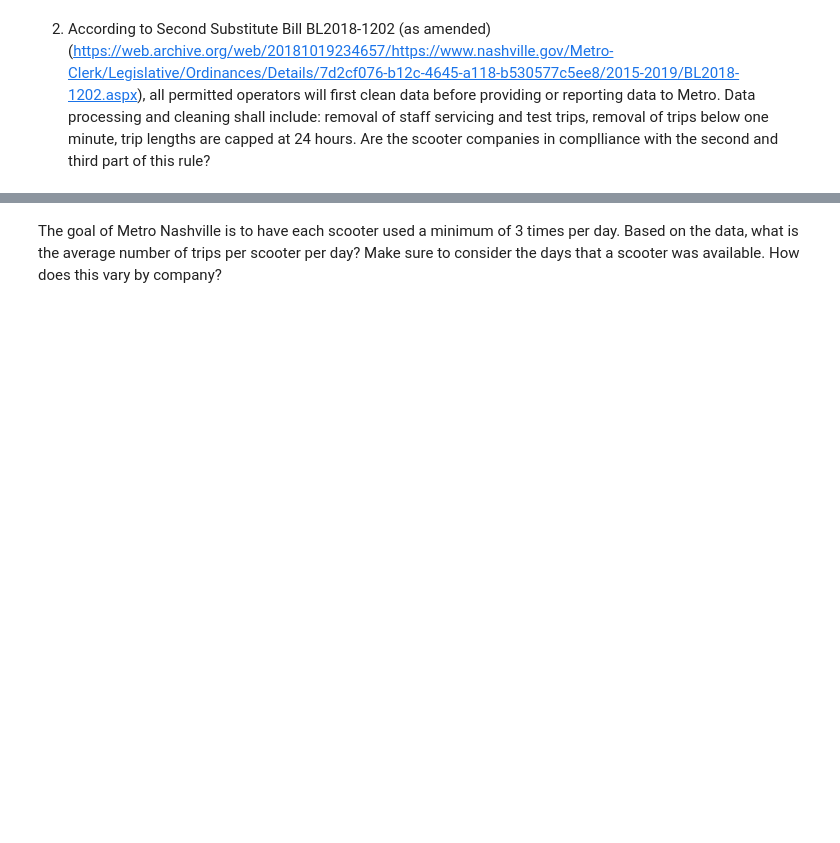
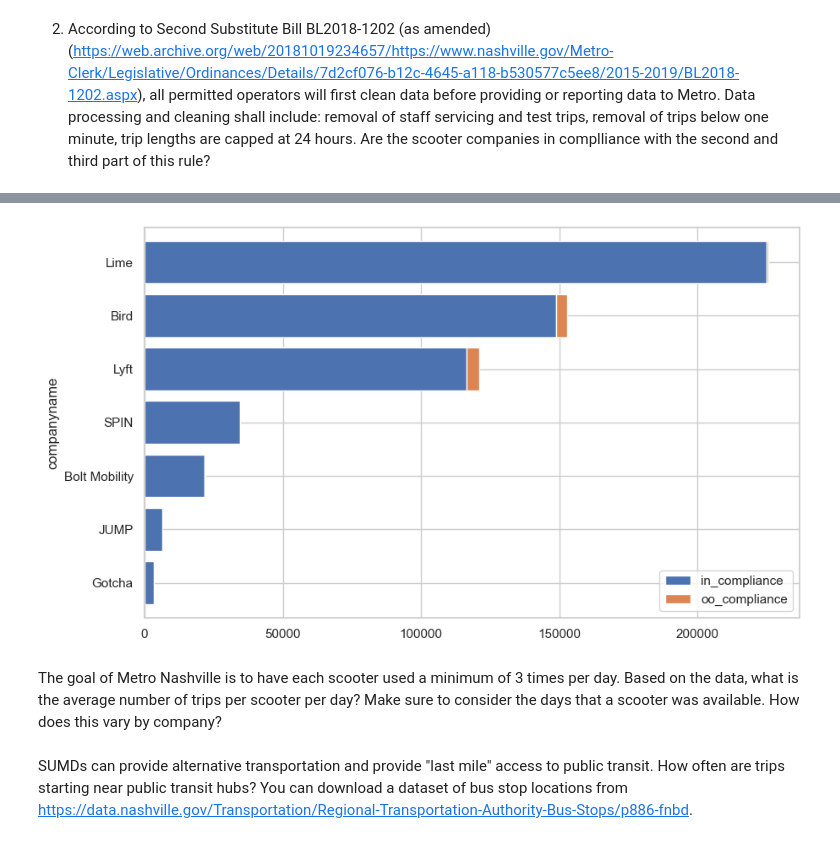
Before and after one commit to elisianguyen/nashville_scooters, a Jupyter notebook: notebooks/scooters_project.ipynb, the cells around one changed output, grey strips where cells are left out. Saved outputs shown, nothing was run; the diff lists cells and outputs as text; code cells hidden in the pictures; blank space fills up the shorter version.

```diff
--- a/notebooks/scooters_project.ipynb
+++ b/notebooks/scooters_project.ipynb
@@ -406,17 +406,3 @@ plt.show();
 [figure]
 # %% [markdown]
 2. According to Second Substitute Bill BL2018-1202 (as amended) (https://web.archive.org/web/20181019234657/https://www.nashville.gov/Metro-Clerk/Legislative/Ordinances/Details/7d2cf076-b12c-4645-a118-b530577c5ee8/2015-2019/BL2018-1202.aspx), all permitted operators will first clean data before providing or reporting data to Metro. Data processing and cleaning shall include: removal of staff servicing and test trips, removal of trips below one minute, trip lengths are capped at 24 hours. Are the scooter companies in complliance with the second and third part of this rule?
-# %%
-clean_tquery = '''
-select
-    *
-from trips
-where tripduration < 1 AND tripduration <= 1440
-'''
-
-with engine.connect() as connection:
-    cleaned_trips = pd.read_sql(text(clean_tquery), con = connection)
-
-cleaned_trips.shape
-
-# Not in compliance with the rule 565522 vs 9154 records
@@ -436,0 +411,24 @@ cleaned_trips.describe()
+# %%
+# Cleaned bolt mobility duration from seconds to minutes, then counted records out of compliance
+
+compliance_query = '''
+select
+    companyname,
+    sum(case
+		when companyname = 'Bolt Mobility' and tripduration between 60 and 86400 then 1
+		when companyname <> 'Bolt Mobility' and tripduration between 1 and 1440 then 1
+		else 0
+	end) as in_compliance,
+	sum(case
+		when companyname = 'Bolt Mobility' and tripduration not between 60 and 86400 then 1
+		when companyname <> 'Bolt Mobility' and tripduration not between 1 and 1440 then 1
+		else 0
+	end) as oo_compliance
+from trips
+group by companyname
+'''
+
+with engine.connect() as connection:
+    compliance = pd.read_sql(text(compliance_query), con = connection)
+
+print(compliance)
@@ -437,2 +444,10 @@ cleaned_trips.describe()
+# %%
+compliance = compliance.sort_values("in_compliance", ascending=True)
+
+plot = compliance.plot.barh(y=['in_compliance', 'oo_compliance'], x='companyname', stacked=True, figsize=(10, 6), width=0.8)
+
+plt.show()
+# %% [output]
+[figure, added]
 # %% [markdown]
 The goal of Metro Nashville is to have each scooter used a minimum of 3 times per day. Based on the data, what is the average number of trips per scooter per day? Make sure to consider the days that a scooter was available. How does this vary by company?
@@ -441,3 +454,5 @@ trip_counts = cleaned_trips.groupby('companyname')['']
+# %% [markdown]
+SUMDs can provide alternative transportation and provide "last mile" access to public transit. How often are trips starting near public transit hubs? You can download a dataset of bus stop locations from https://data.nashville.gov/Transportation/Regional-Transportation-Authority-Bus-Stops/p886-fnbd.
 # %%
 with engine.connect() as connection:
     xxxx = pd.read_sql(text(xxxx), con = connection)
```
Also changed, not shown: parts of 6 cells of this notebook.
